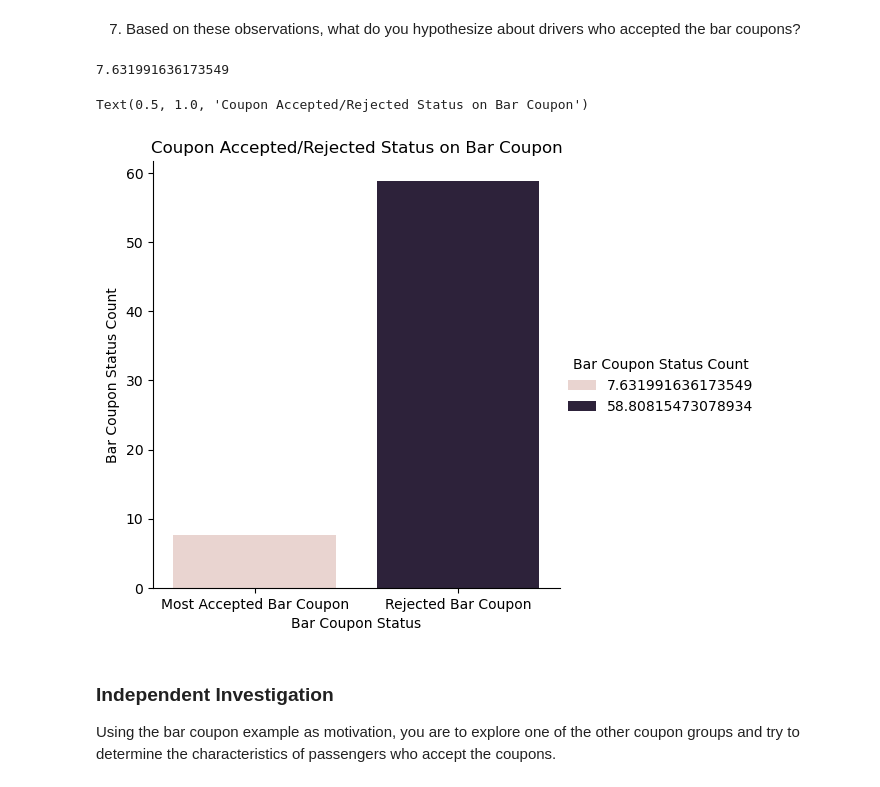
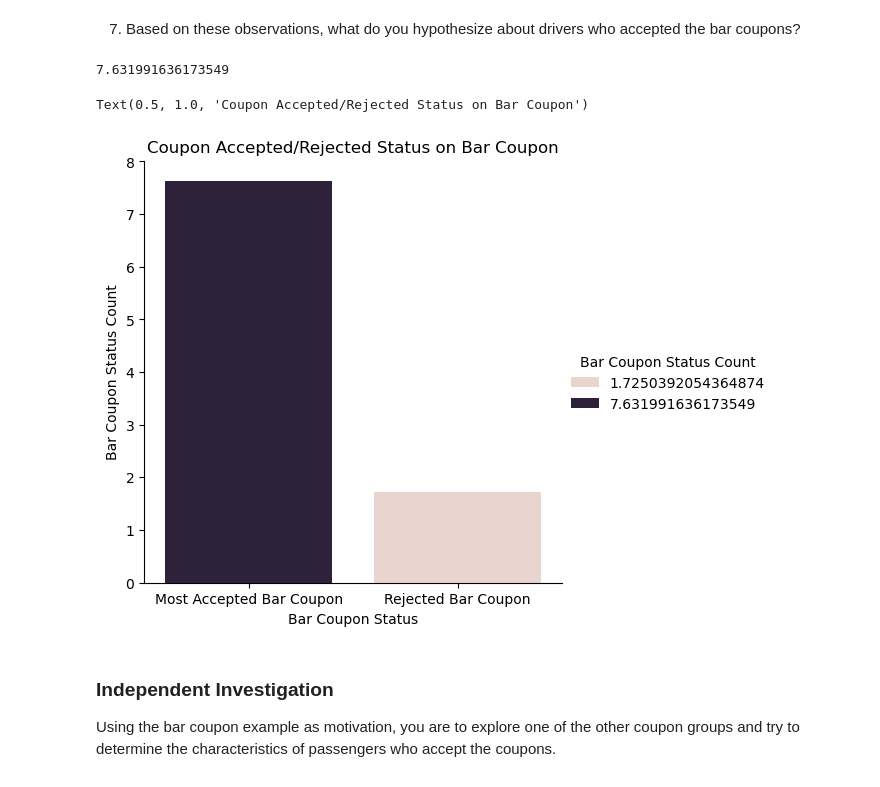
Before and after one commit to PoojaSinha8809/Practical-Application-Module-5, a Jupyter notebook: prompt.ipynb, the cells around one changed output. Saved outputs shown, nothing was run; the diff lists cells and outputs as text; code cells hidden in the pictures.

```diff
--- a/prompt.ipynb
+++ b/prompt.ipynb
@@ -441,34 +441,35 @@ plt.show()
 # %%
 #Based on above observation the hypothesis about drivers who always accepted the bar coupons are one who visited bar more than 1 times, have occupation other than farming, fishing and forestry, With no kid as passenger and with age above 25.
 #Filtered the bar coupon on drivers who visited bar more than once, with no kid as passenger, above age 25 and have occupation other than fishing, farming and frosetry.
 filtered_accepted_bar_coupon_df = bar_coupons_df.loc[(bar_coupons_df['Bar'].isin(['1~3','4~8','gt8'])) & (bar_coupons_df['has_children'] == 0) & (bar_coupons_df['occupation'] != 'Unemployed') & (bar_coupons_df['age'].isin(['26','31','36','41','46','50plus'])) & (bar_coupons_df['Y'] == 1)]
 count_filtered_accepted_bar_coupon = len(filtered_accepted_bar_coupon_df)
 
 #calculate acceptance rate for drivers with above condition based on total bar coupon.
 accpetance_rate_on_all_favorable_condition = (count_filtered_accepted_bar_coupon/count_total_bar_coupon) * 100
 print(accpetance_rate_on_all_favorable_condition )
 
-#Calaculate rejected bar coupon and calculate the rejected rate
-count_rejected_bar_coupon = len(bar_coupons_df.query('Y == 0'))
-rejected_rate_for_bar_coupon = (count_rejected_bar_coupon/count_total_bar_coupon) * 100
+#Calaculate rejected bar coupon for driver who visited Bar less than 1, had passenger with Kid, with no occupation and age belwo 21 and calculate the rejected rate
+rejected_bar_coupon_conditions = bar_coupons_df.loc[(bar_coupons_df['Bar'].isin(['less1','never'])) & (bar_coupons_df['has_children'] == 1) & (bar_coupons_df['occupation'] == 'Unemployed') & (bar_coupons_df['age'].isin(['21', 'below21'])) & (bar_coupons_df['Y'] == 0)]
+count_rejected_bar_coupon_conditions = len(rejected_bar_coupon_conditions)
+rejected_rate_for_bar_coupon_conditions = (count_rejected_bar_coupon_conditions/count_total_bar_coupon) * 100
 
 
 #Prepare the dataset to store the accepted rate for specific characteristics of drivers with Bar Coupon and rejected rate.
-most_accepted_bar_coupons_data = {'Bar Coupon Status': ['Most Accepted Bar Coupon', 'Rejected Bar Coupon'],
-                               'Bar Coupon Status Count' : [accpetance_rate_on_all_favorable_condition, rejected_rate_for_bar_coupon]}
-most_accepted_bar_coupon_df = pd.DataFrame(most_accepted_bar_coupons_data)
+most_accepted_rejected_bar_coupons_data = {'Bar Coupon Status': ['Most Accepted Bar Coupon', 'Rejected Bar Coupon'],
+                               'Bar Coupon Status Count' : [accpetance_rate_on_all_favorable_condition, rejected_rate_for_bar_coupon_conditions ]}
+most_accepted_rejected_bar_coupons_df = pd.DataFrame(most_accepted_rejected_bar_coupons_data)
 
 # Create the barplot to display the Bar coupon status to display the comparison between accepted and rejected rate
-sns.catplot(x='Bar Coupon Status', y='Bar Coupon Status Count', kind='bar', data=most_accepted_bar_coupon_df, hue='Bar Coupon Status Count')
+sns.catplot(x='Bar Coupon Status', y='Bar Coupon Status Count', kind='bar', data=most_accepted_rejected_bar_coupons_df, hue='Bar Coupon Status Count')
 
 # Set the title
 plt.title("Coupon Accepted/Rejected Status on Bar Coupon")
 
 #From the plot it clearly states that the for bar coupon the most favorable condition when drivers accepted the Bar coupon has 7.6 acceptance rate on overall bar coupon and 58.8 rejection rate.
 # %% [output]
 7.631991636173549
 Text(0.5, 1.0, 'Coupon Accepted/Rejected Status on Bar Coupon')
-[figure, old version]
+[figure, new version]
 # %% [markdown]
 ### Independent Investigation
 
```
Also changed, not shown: parts of 2 cells of this notebook.
